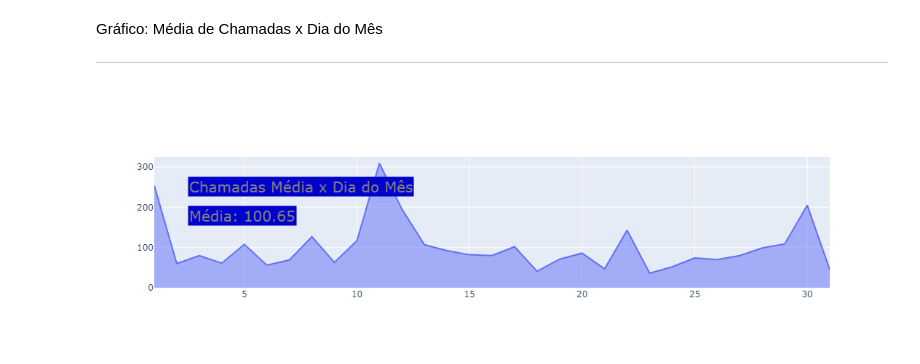
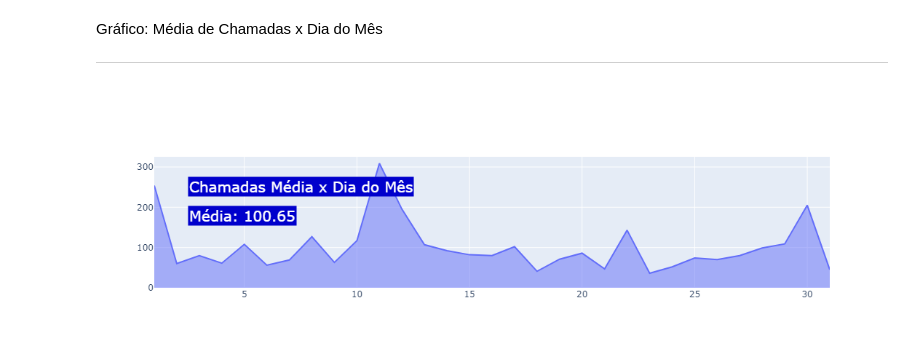
Before and after one commit to fabio-ribeiro-de/DataAnalytics, a Jupyter notebook: 1-call-center-vendas/graficos.ipynb, the cells around one changed output. Drawn from its saved outputs; the diff is of its cells as text; code cells hidden in the pictures.

Commit message:
rev_02
Adicionamos um terceiro gráfico

```diff
--- a/1-call-center-vendas/graficos.ipynb
+++ b/1-call-center-vendas/graficos.ipynb
@@ -86,5 +87,5 @@ Gráfico: Média de Chamadas x Dia do Mês
 _______________________________________
 # %%
 #Agrupamos a quantidade de chamados por dia, representado pela coluna 'Chamadas Realizadas', por 'Dia', aplicando o seu index padrão com o 'reset.index()'
-gpChamados = df.groupby('Dia')['Chamadas Realizadas'].sum().reset_index()
+gpChamadosD = df.groupby('Dia')['Chamadas Realizadas'].sum().reset_index()
 # %%
@@ -98,33 +99,40 @@ grafChamadosD = go.Figure(
     )
 )
 # %%
+#Adicionamos uma anotação, apenas para dar um título ao gráfico.
 grafChamadosD.add_annotation(
     text = 'Chamadas Média x Dia do Mês',
     xref = "paper",
     yref = "paper",
+
+    #Temos abaixo algumas configurações como de tamanho, cor da letra, alinhamento e o background da anotação
     font = dict (
         size = 20,
-        color = 'gray',
+        color = 'white',
     ),
     align = "center",
     bgcolor = "rgba(0,0,0.8)",
+
+    #Aqui é a posição da notação/título do gráfico.
     x = 0.05,
     y = 0.85,
     showarrow = False
 )
+
+#Adicionamos uma anotação com cálculo de média, para facilitar a visualização da informação, deixando esta média com duas casas decimais.
 grafChamadosD.add_annotation(
     text =f"Média: {round(gpChamados['Chamadas Realizadas'].mean(), 2)}",
     xref = "paper",
     yref = "paper",
     font = dict(
                 size = 20,
-                color = 'gray'
+                color = 'white'
     ),
     align = "center",
     bgcolor = "rgba(0,0,0.8)",
     x = 0.05,
     y = 0.55,
     showarrow = False
 )
 # %% [output]
-[figure, old version]
+[figure, new version]
```
Also changed, not shown: parts of 5 cells of this notebook.
